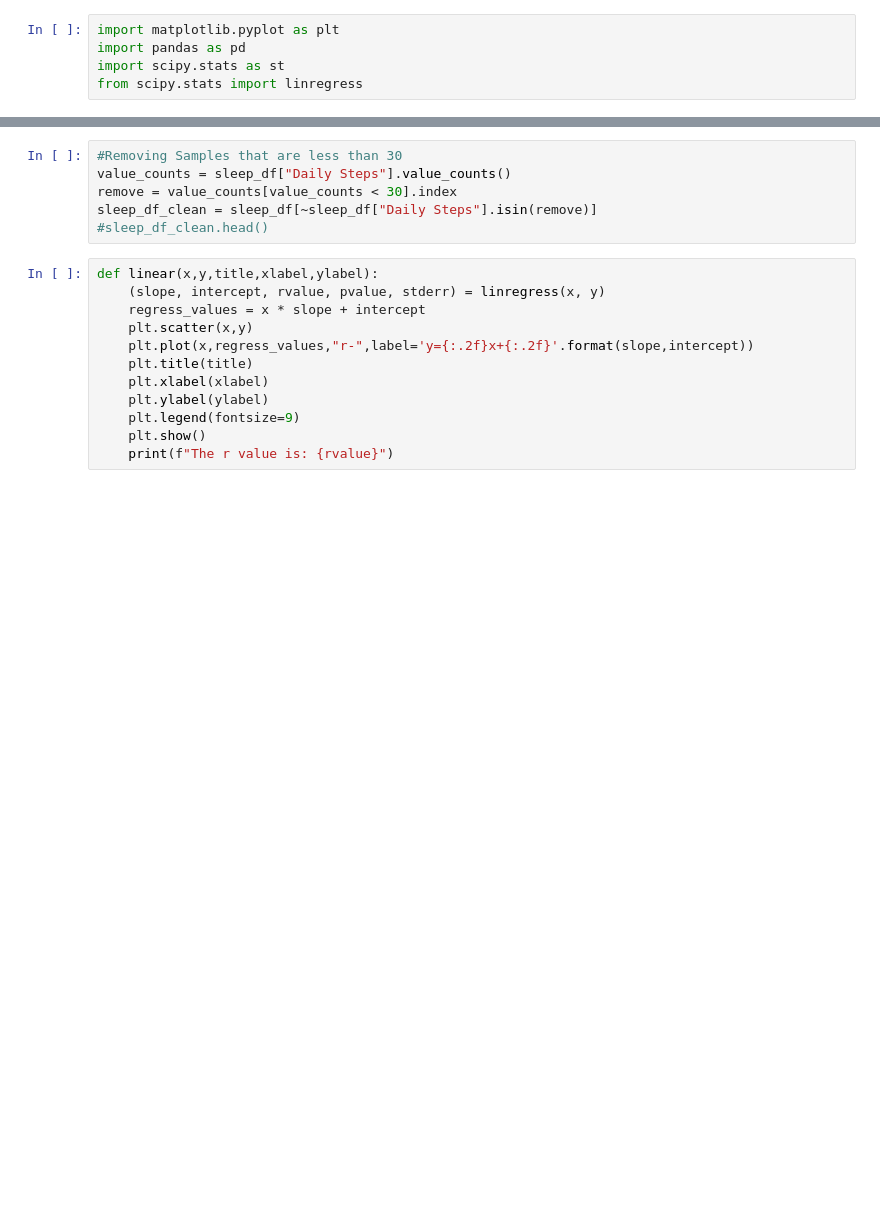
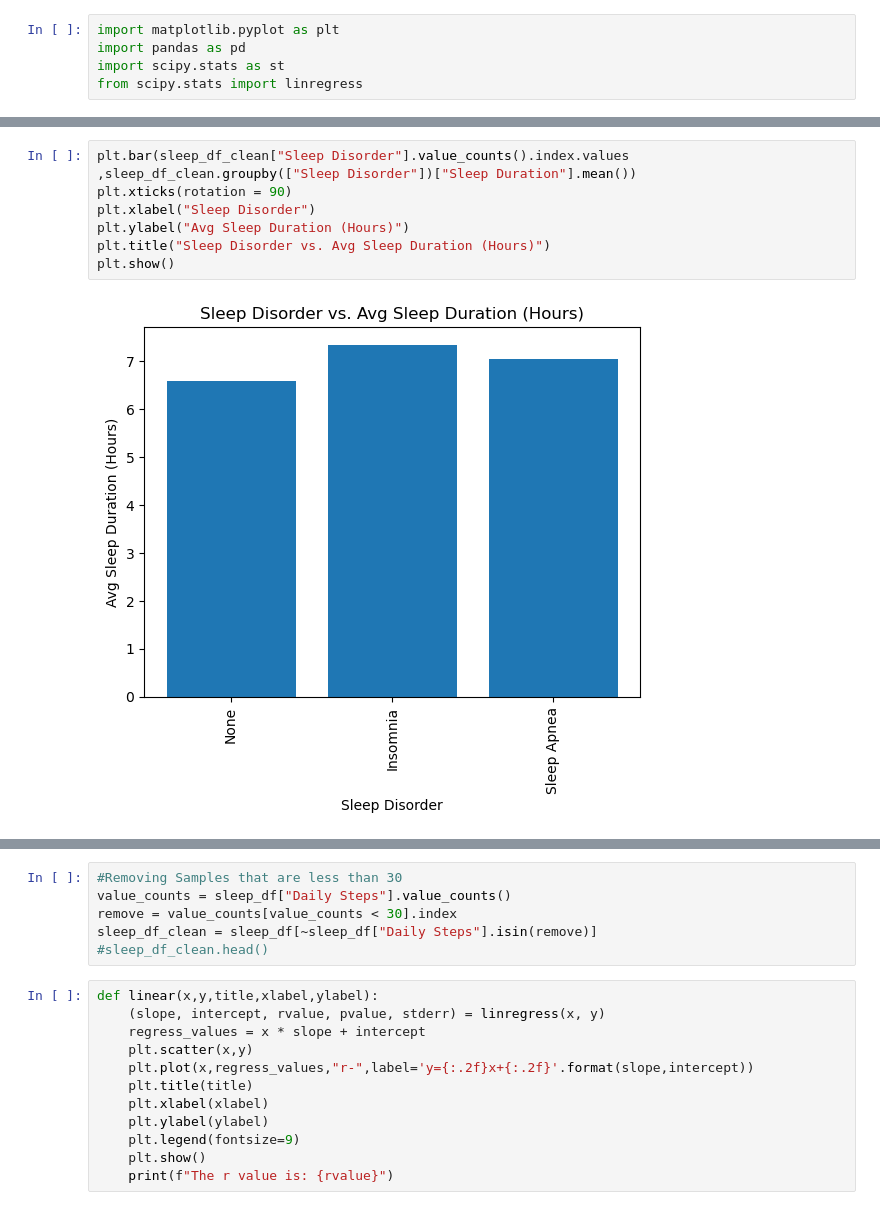
Before and after one commit to johnweissmann/project-1, a Jupyter notebook: main2.ipynb, the cells around one changed output, grey strips where cells are left out. Saved outputs shown, nothing was run; the diff lists cells and outputs as text; blank space fills up the shorter version.

Commit message:
just added sleep disorder vs duration

```diff
--- a/main2.ipynb
+++ b/main2.ipynb
@@ -85,3 +134,12 @@ sleep_disorder_df
+# %%
+plt.bar(sleep_df_clean["Sleep Disorder"].value_counts().index.values ,sleep_df_clean.groupby(["Sleep Disorder"])["Sleep Duration"].mean())
+plt.xticks(rotation = 90)
+plt.xlabel("Sleep Disorder")
+plt.ylabel("Avg Sleep Duration (Hours)")
+plt.title("Sleep Disorder vs. Avg Sleep Duration (Hours)")
+plt.show()
+# %% [output]
+[figure, added]
 # %%
 #Looking at quality of sleep vs sleep disorders
 plt.bar(sleep_df_clean["Sleep Disorder"].value_counts().index.values ,
```
Also changed, not shown: parts of 32 cells of this notebook.
